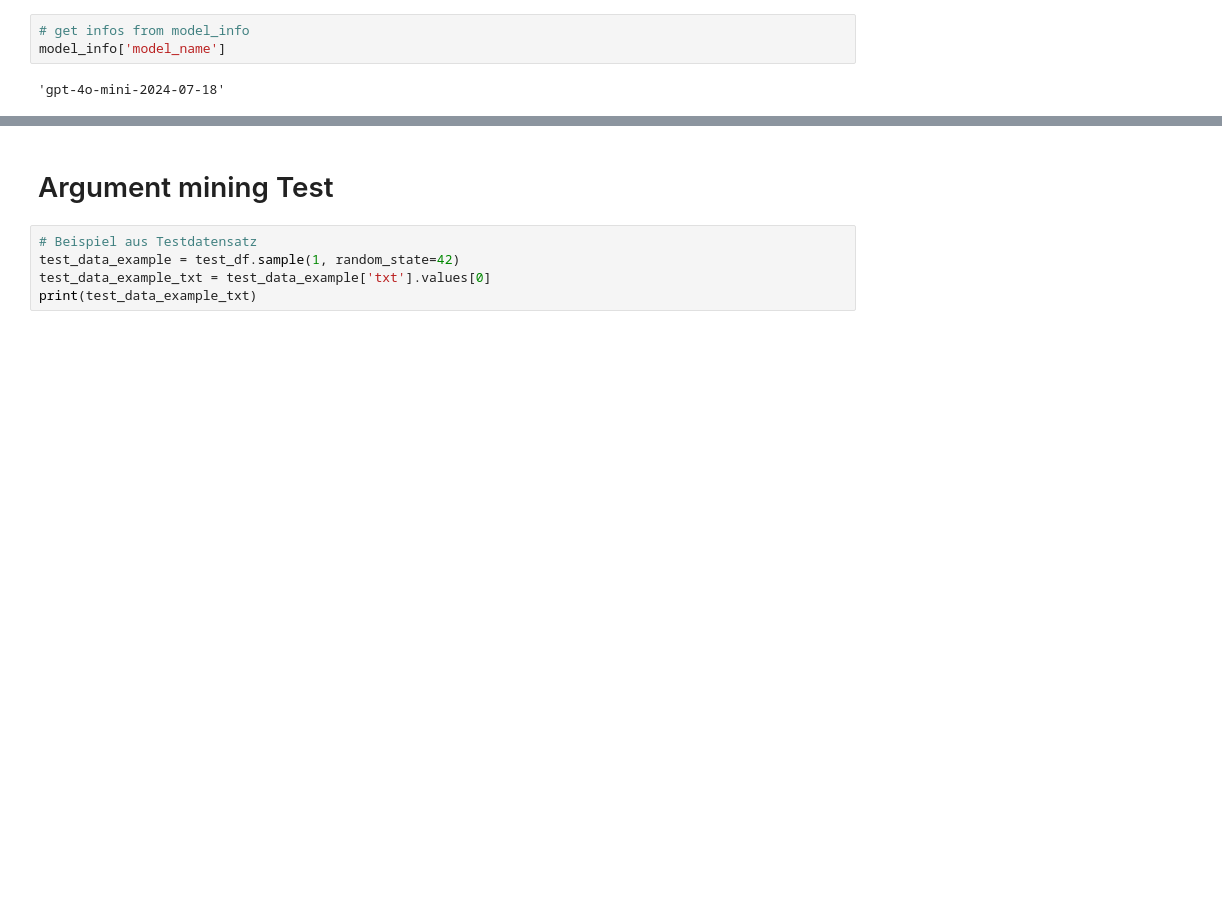
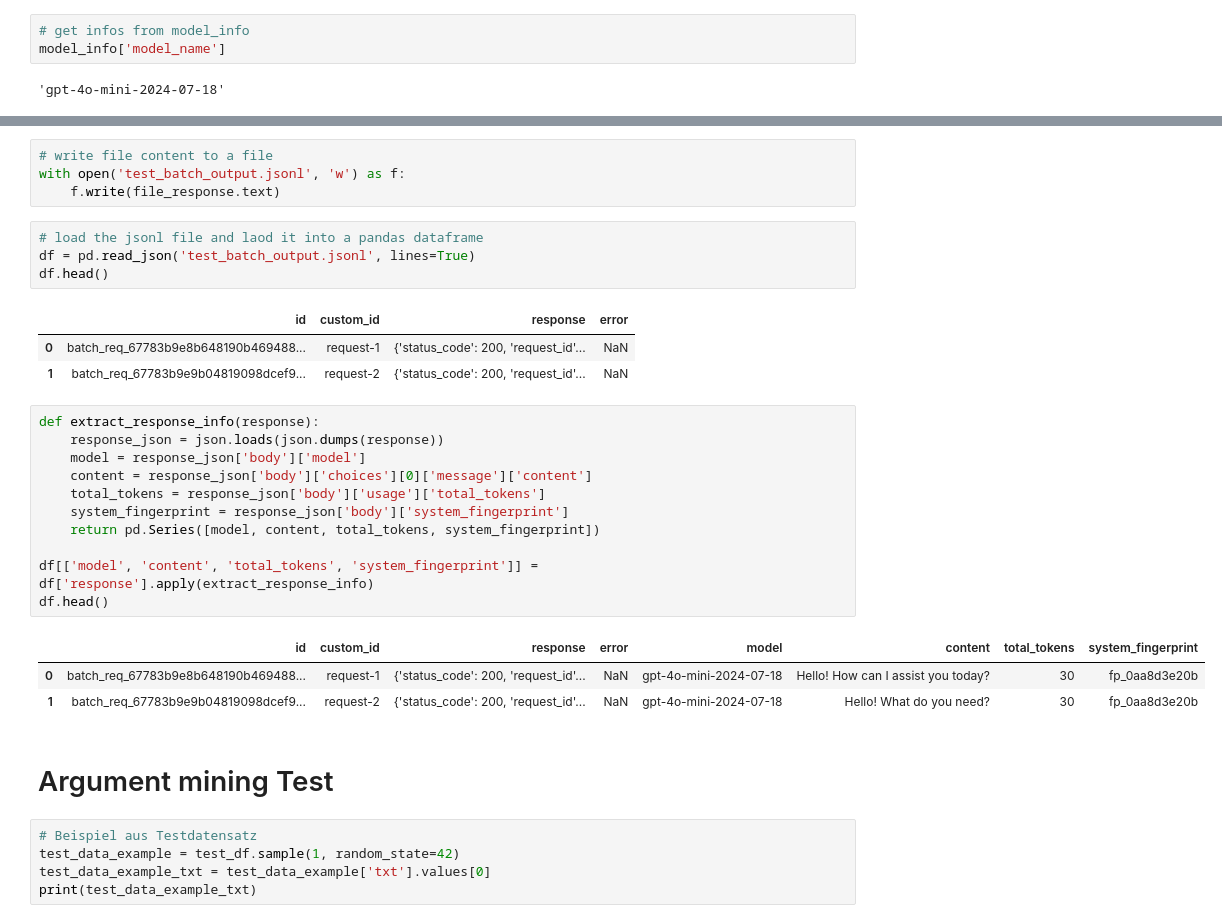
Before and after one commit to BF-DS/argument-mining, a Jupyter notebook: openai-test.ipynb, the cells around one changed output, grey strips where cells are left out. Drawn from its saved outputs; the diff is of its cells as text; blank space fills up the shorter version.

Commit message:
trying to switch to batch api

```diff
--- a/openai-test.ipynb
+++ b/openai-test.ipynb
@@ -249,3 +334,30 @@ model_info['model_name']
+# %%
+# write file content to a file
+with open('test_batch_output.jsonl', 'w') as f:
+    f.write(file_response.text)
+# %%
+# load the jsonl file and laod it into a pandas dataframe
+df = pd.read_json('test_batch_output.jsonl', lines=True)
+df.head()
+# %% [output]
+|  | id | custom_id | response | error |
+| 0 | batch_req_67783b9e8b648190b469488... | request-1 | {'status_code': 200, 'request_id'... | NaN |
+| 1 | batch_req_67783b9e9b04819098dcef9... | request-2 | {'status_code': 200, 'request_id'... | NaN |
+# %%
+def extract_response_info(response):
+    response_json = json.loads(json.dumps(response))
+    model = response_json['body']['model']
+    content = response_json['body']['choices'][0]['message']['content']
+    total_tokens = response_json['body']['usage']['total_tokens']
+    system_fingerprint = response_json['body']['system_fingerprint']
+    return pd.Series([model, content, total_tokens, system_fingerprint])
+
+df[['model', 'content', 'total_tokens', 'system_fingerprint']] = df['response'].apply(extract_response_info)
+df.head()
+# %% [output]
+|  | id | custom_id | response | error | model | content | total_tokens | system_fingerprint |
+| 0 | batch_req_67783b9e8b648190b469488... | request-1 | {'status_code': 200, 'request_id'... | NaN | gpt-4o-mini-2024-07-18 | Hello! How can I assist you today? | 30 | fp_0aa8d3e20b |
+| 1 | batch_req_67783b9e9b04819098dcef9... | request-2 | {'status_code': 200, 'request_id'... | NaN | gpt-4o-mini-2024-07-18 | Hello! What do you need? | 30 | fp_0aa8d3e20b |
 # %% [markdown]
 # Argument mining Test
 # %%
```
Also changed, not shown: parts of 13 cells of this notebook, 5 other files.
